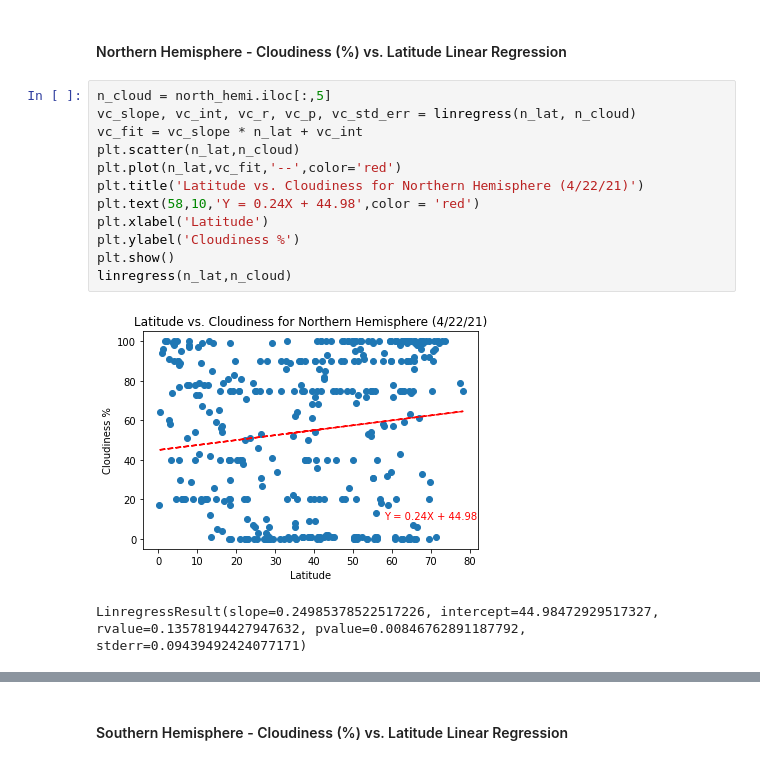
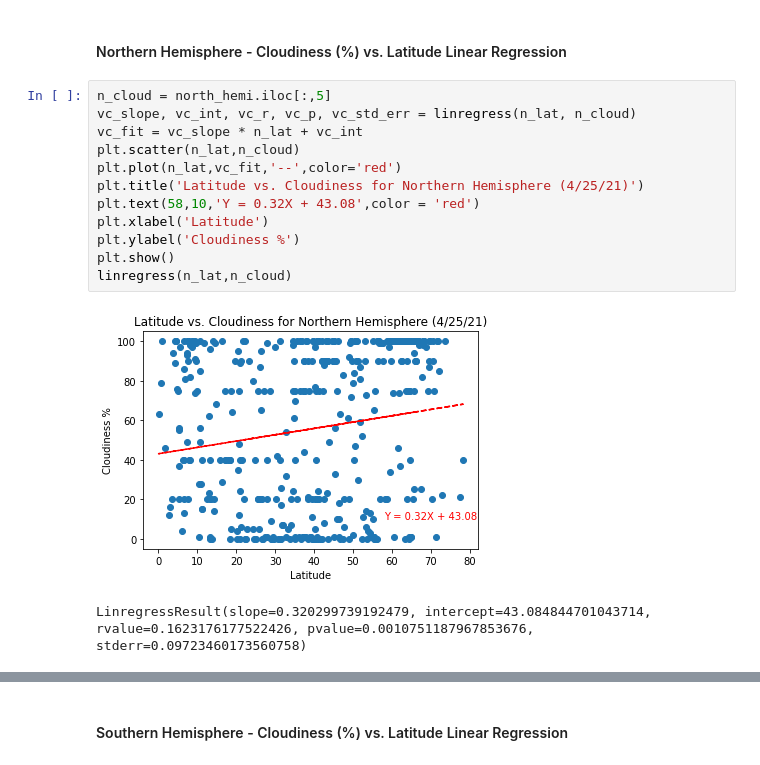
Before and after one commit to jconcha56429/python-api-challenge, a Jupyter notebook: WeatherPy/WeatherPy.ipynb, the cells around one changed output, grey strips where cells are left out. Cells and saved outputs as stored; diff of their text form.

```diff
--- a/WeatherPy/WeatherPy.ipynb
+++ b/WeatherPy/WeatherPy.ipynb
@@ -323,15 +354,15 @@ LinregressResult(slope=0.15893470624118106, intercept=80.18961650244357, rvalue=
 # %%
 n_cloud = north_hemi.iloc[:,5]
 vc_slope, vc_int, vc_r, vc_p, vc_std_err = linregress(n_lat, n_cloud)
 vc_fit = vc_slope * n_lat + vc_int
 plt.scatter(n_lat,n_cloud)
 plt.plot(n_lat,vc_fit,'--',color='red')
-plt.title('Latitude vs. Cloudiness for Northern Hemisphere (4/22/21)')
-plt.text(58,10,'Y = 0.24X + 44.98',color = 'red')
+plt.title('Latitude vs. Cloudiness for Northern Hemisphere (4/25/21)')
+plt.text(58,10,'Y = 0.32X + 43.08',color = 'red')
 plt.xlabel('Latitude')
 plt.ylabel('Cloudiness %')
 plt.show()
 linregress(n_lat,n_cloud)
 # %% [output]
-[figure, old version]
+[figure, new version]
-LinregressResult(slope=0.24985378522517226, intercept=44.98472929517327, rvalue=0.13578194427947632, pvalue=0.00846762891187792, stderr=0.09439492424077171)
+LinregressResult(slope=0.320299739192479, intercept=43.084844701043714, rvalue=0.1623176177522426, pvalue=0.0010751187967853676, stderr=0.09723460173560758)
```
Also changed, not shown: parts of 32 cells of this notebook, 6 other files.
